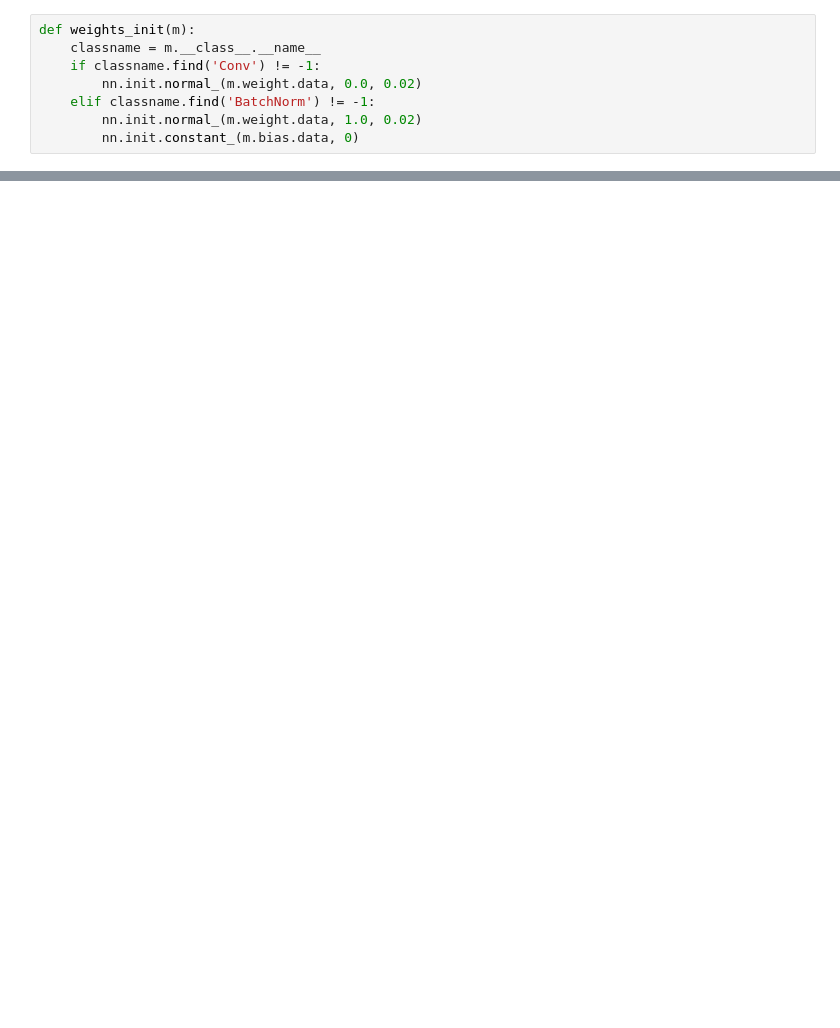
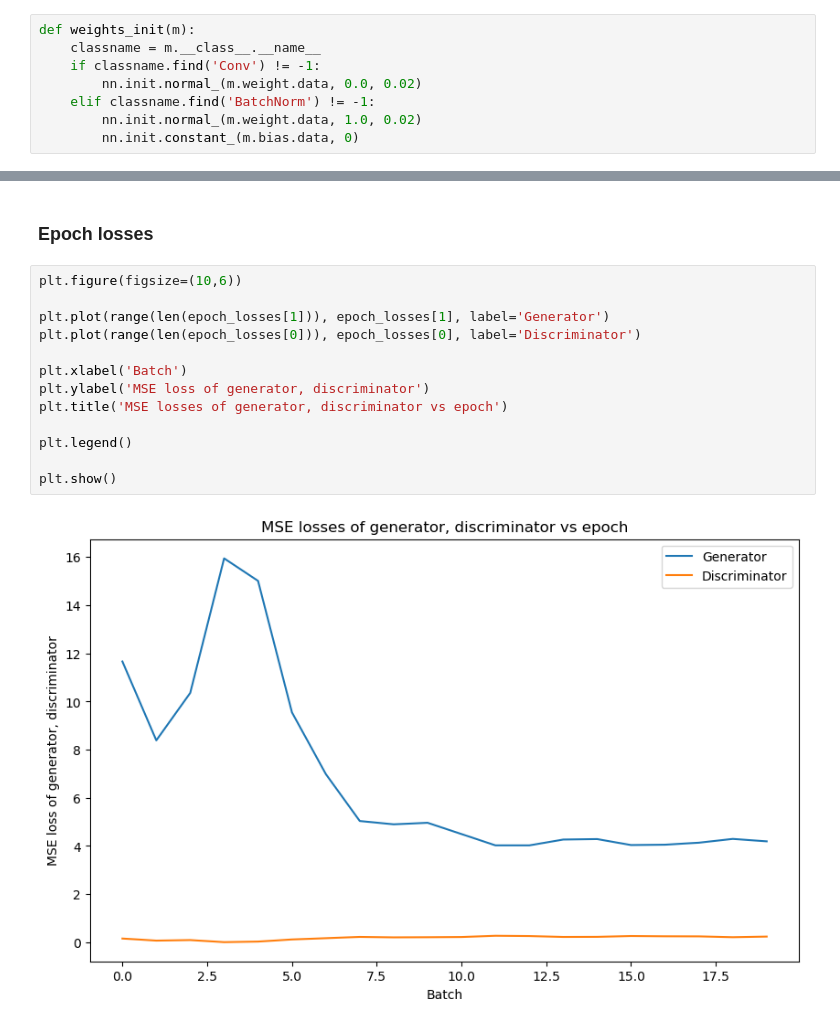
Before and after one commit to kchen50/image-generation, a Jupyter notebook: gan.ipynb, the cells around one changed output, grey strips where cells are left out. Drawn from its saved outputs; the diff is of its cells as text; blank space fills up the shorter version.

```diff
--- a/gan.ipynb
+++ b/gan.ipynb
@@ -268,0 +288,17 @@ ValueError: Using a target size (torch.Size([512])) that is different to the inp
+# %% [markdown]
+### Epoch losses
+# %%
+plt.figure(figsize=(10,6))
+
+plt.plot(range(len(epoch_losses[1])), epoch_losses[1], label='Generator')
+plt.plot(range(len(epoch_losses[0])), epoch_losses[0], label='Discriminator')
+
+plt.xlabel('Batch')
+plt.ylabel('MSE loss of generator, discriminator')
+plt.title('MSE losses of generator, discriminator vs epoch')
+
+plt.legend()
+
+plt.show()
+# %% [output]
+[figure, added]
```
Also changed, not shown: parts of 26 cells of this notebook, 1 other file.
